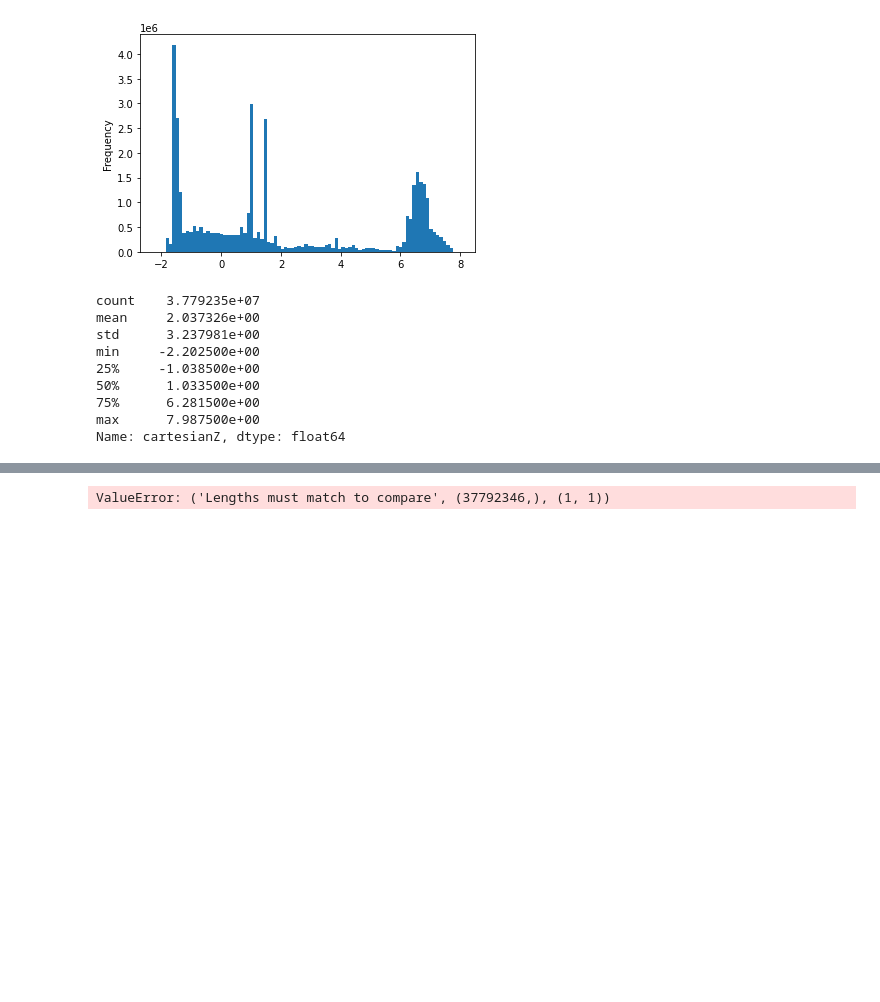
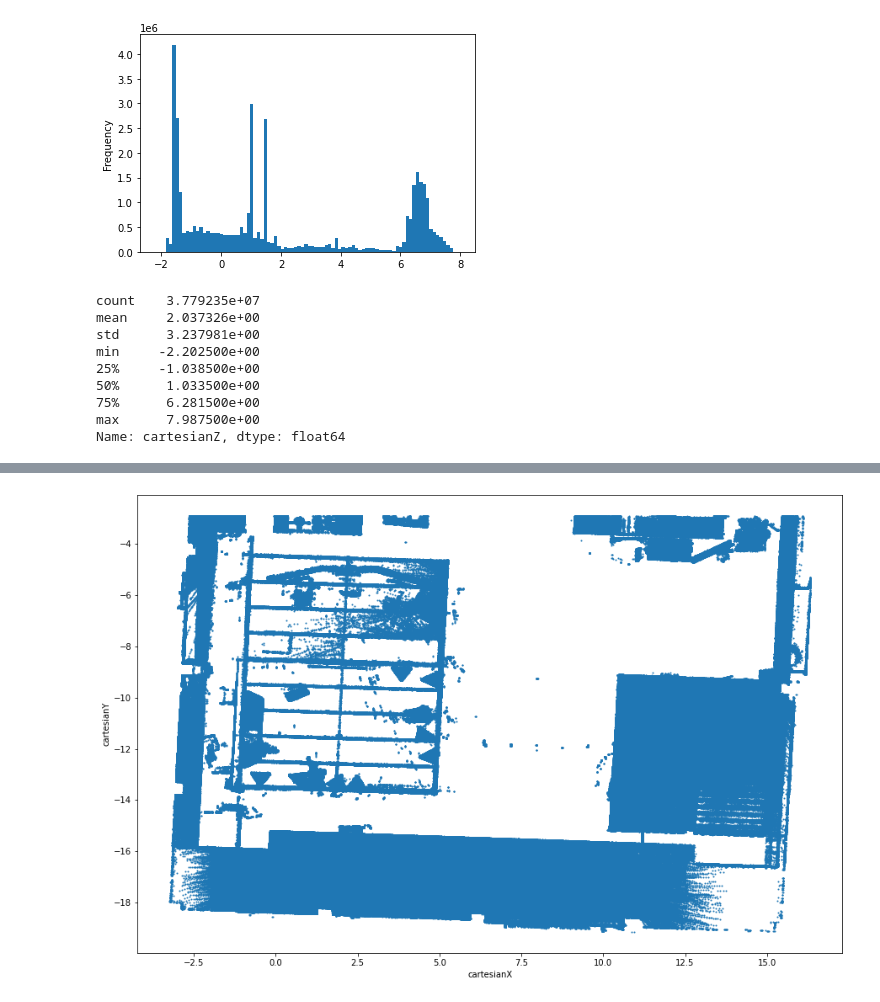
Before and after one commit to e-loq/eloq-api, a Jupyter notebook: Explore_Data.ipynb, the cells around one changed output, grey strips where cells are left out. Drawn from its saved outputs; the diff is of its cells as text; code cells hidden in the pictures; blank space fills up the shorter version.

Commit message:
latest and greatest + image start

```diff
--- a/Explore_Data.ipynb
+++ b/Explore_Data.ipynb
@@ -41,7 +42,7 @@ gmm = gmm.fit(sampled_data.reshape(-1,1))
 floor_id = np.argmin(gmm.means_)
 ceil_id = np.argmax(gmm.means_)
 
-floor_cutoff = gmm.means_[floor_id] + np.sqrt(gmm.covariances_[floor_id])*2
+floor_cutoff = (gmm.means_[floor_id] + np.sqrt(gmm.covariances_[floor_id])*2).reshape(-1)[0]
 ceil_cutoff = (gmm.means_[ceil_id] - np.sqrt(gmm.covariances_[ceil_id])*2).reshape(-1)[0]
 # %%
 floor_cutoff
@@ -54,5 +55,10 @@ array([[6.06900835]])
 # %%
 df = df[df.cartesianZ > floor_cutoff]
-df = df[df.cartesianZ < ceil_cutoff]
+df = df[df.cartesianZ < ceil_cutoff-2]
-# %% [output]
-ValueError: ('Lengths must match to compare', (37792346,), (1, 1))
+# %%
+df_plot = df[["cartesianX", "cartesianY", "intensity"]]
+# %%
+df_plot.plot.scatter("cartesianX", "cartesianY", s = 1, figsize=(15,10))
+plt.show()
+# %% [output]
+[figure, added]
```
Also changed, not shown: parts of 7 cells of this notebook.
